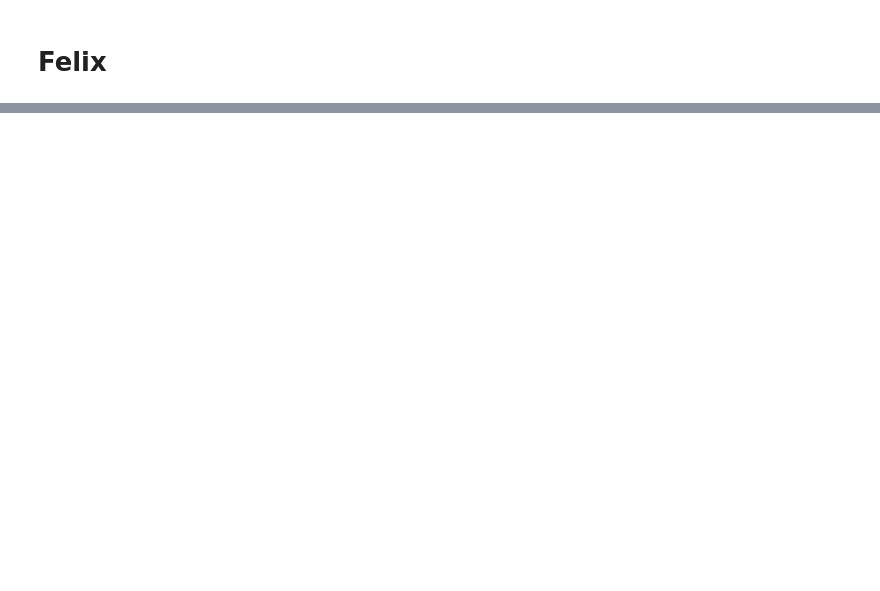
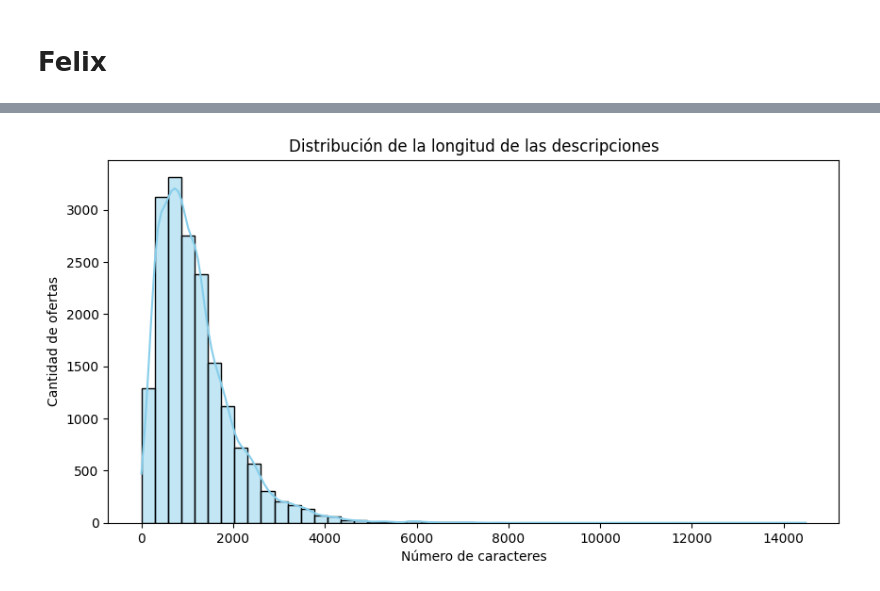
Before and after one commit to Bootcamp-DA-P2/proyecto8-problemaclasificacion-grupo5, a Jupyter notebook: 3.ipynb, the cells around one changed output, grey strips where cells are left out. Drawn from its saved outputs; the diff is of its cells as text; code cells hidden in the pictures; blank space fills up the shorter version.

```diff
--- a/3.ipynb
+++ b/3.ipynb
@@ -98,0 +311,14 @@ print(f"💾 Guardado en: {output_path}")
+# %%
+#Creamos una columna que rellenamos donde rellenamos nulos con texto vacío, aseguramos que sea string y medimos la longitud
+
+df['description_length'] = df['description_clean'].str.len().fillna(0)
+# %%
+# 2. Pintamos el histograma
+plt.figure(figsize=(10, 5))
+sns.histplot(df['description_length'], bins=50, kde=True, color='skyblue')
+plt.title('Distribución de la longitud de las descripciones')
+plt.xlabel('Número de caracteres')
+plt.ylabel('Cantidad de ofertas')
+plt.show()
+# %% [output]
+[figure, added]
```
Also changed, not shown: parts of 25 cells of this notebook.
